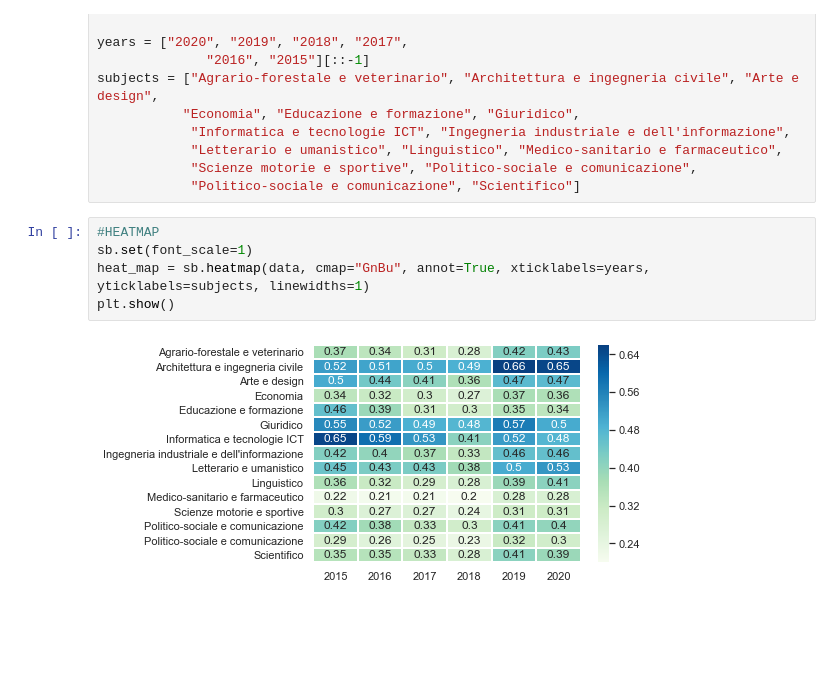
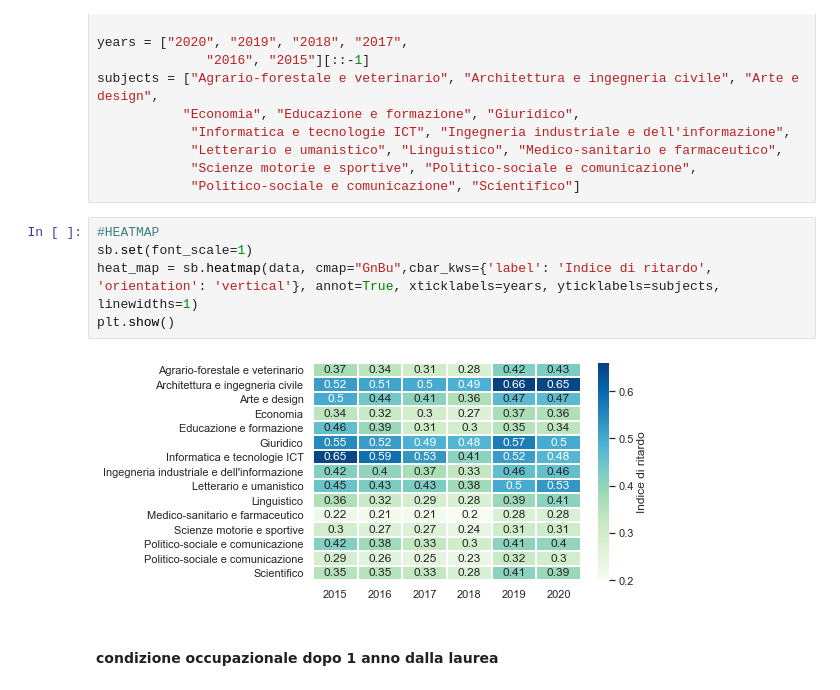
Before and after one commit to lorenzoborrelli/progetto_visual, a Jupyter notebook: parte 3.ipynb, the cells around one changed output. Saved outputs shown, nothing was run; the diff lists cells and outputs as text; blank space fills up the shorter version.

```diff
--- a/parte 3.ipynb
+++ b/parte 3.ipynb
@@ -76,7 +77,9 @@ subjects = ["Agrario-forestale e veterinario", "Architettura e ingegneria civile
 # %%
 #HEATMAP
 sb.set(font_scale=1)
-heat_map = sb.heatmap(data, cmap="GnBu", annot=True, xticklabels=years, yticklabels=subjects, linewidths=1)
+heat_map = sb.heatmap(data, cmap="GnBu",cbar_kws={'label': 'Indice di ritardo', 'orientation': 'vertical'}, annot=True, xticklabels=years, yticklabels=subjects, linewidths=1)
 plt.show()
 # %% [output]
-[figure, old version]
+[figure, new version]
+# %% [markdown]
+#### condizione occupazionale dopo 1 anno dalla laurea
```
Also changed, not shown: parts of 1 cell of this notebook, 1 other file.
